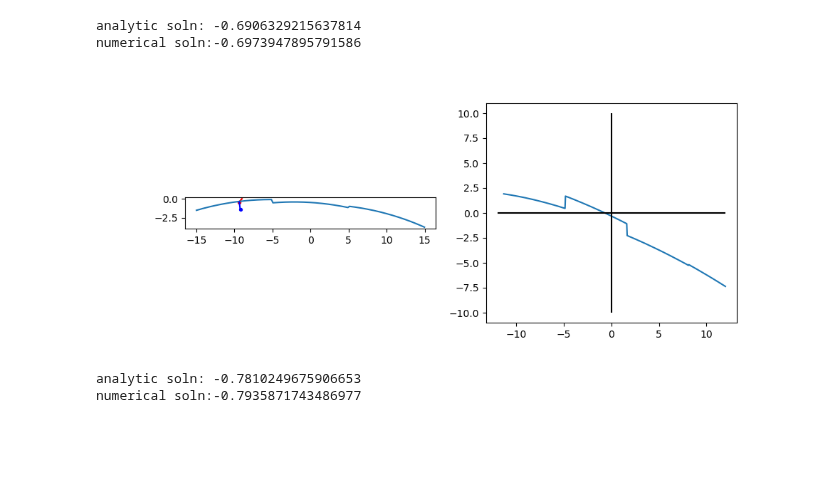
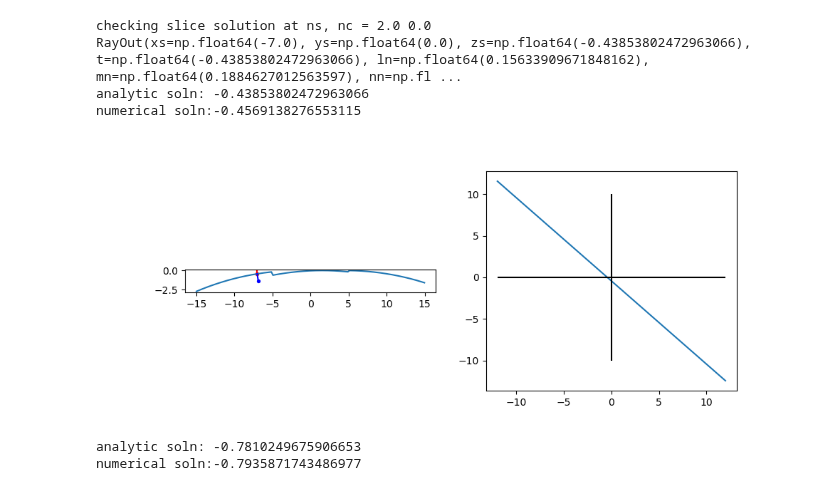
Before and after one commit to ellenle3/ifugen, a Jupyter notebook: python/surface_generator.ipynb, the cells around one changed output. Drawn from its saved outputs; the diff is of its cells as text; code cells hidden in the pictures; blank space fills up the shorter version.

```diff
--- a/python/surface_generator.ipynb
+++ b/python/surface_generator.ipynb
@@ -74,9 +74,9 @@ plt.close("all")
 # %%
 p = ImageSlicerParams(
     custom = False,
-    surface_type = 0,
+    surface_type = 1,
     n_each = 2,
-    n_rows = 3,
+    n_rows = 2,
     n_cols = 3,
     angle_mode = 1,
     dalpha = 6,
@@ -114,15 +114,15 @@ p = ImageSlicerParams(
 trace_walls = True
 p_custom = np.array([])
 
-yt = -5
+yt = 0
 x = np.linspace(-20, 20, 200)
 surf = np.zeros(len(x))
 for i,x1 in enumerate(x):
     surf[i] = make_image_slicer(x1, yt, p, p_custom)
 
-xt = -9
-l = 0.8
-m = 1
+xt = -7
+l = 0
+m = 0
 n = 1
 
 norm = np.sqrt(l*l+m*m+n*n)
@@ -140,36 +140,38 @@ print("analytic soln: " + str(ray_out.t))
 t = np.linspace(-12, 12, 500)
 feval = np.zeros(len(t))
 for i,t1 in enumerate(t):
     feval[i] = transfer_function(t1, ray_in, p, p_custom)
 idx = np.nanargmin(np.abs(feval))
 tnum = t[idx]
 print("numerical soln:" + str(tnum))
 
 fig, axs = plt.subplots(nrows=1, ncols=2, figsize=(10,4))
 axs[0].plot(x, surf)
 
 # Draw analytically calculated ray and surface normal
 axs[0].plot([ray_in.xt, ray_out.xs], [0, ray_out.zs], c='r', zorder=1)
 axs[0].scatter([ray_out.xs], [ray_out.zs], c='r', s=8, zorder=1)
 axs[0].plot([ray_out.xs, ray_out.xs + ray_out.ln], [ray_out.zs, ray_out.zs + ray_out.nn], c='b')
 axs[0].scatter([ray_out.xs + ray_out.ln], [ray_out.zs + ray_out.nn], c='b', s=8, zorder=10)
 
 # Numerically determined ray
 axs[0].plot([ray_in.xt, ray_in.xt + tnum*ray_in.l], [0, tnum*ray_in.n], c='gray', zorder=0)
 axs[0].scatter([ray_in.xt + tnum*ray_in.l], [tnum*ray_in.n], c='gray', s=8, zorder=0)
 
 axs[0].set_aspect("equal")
 
 axs[1].plot(t, feval)
 axs[1].hlines(0, t[0], t[-1], colors='k')
 axs[1].vlines(0, -10, 10, colors='k')
 #axs[1].set_ylim(np.nanmin(feval), np.nanmax(feval))
 
 plt.show()
 # %% [output]
-analytic soln: -0.6906329215637814
-numerical soln:-0.6973947895791586
+checking slice solution at ns, nc = 2.0 0.0
+RayOut(xs=np.float64(-7.0), ys=np.float64(0.0), zs=np.float64(-0.43853802472963066), t=np.float64(-0.43853802472963066), ln=np.float64(0.15633909671848162), mn=np.float64(0.1884627012563597), nn=np.fl ...
+analytic soln: -0.43853802472963066
+numerical soln:-0.4569138276553115
-[figure, old version]
+[figure, new version]
 # %%
 p = ImageSlicerParams(
     custom = 0,
```
Also changed, not shown: parts of 1 cell of this notebook, 5 other files.
